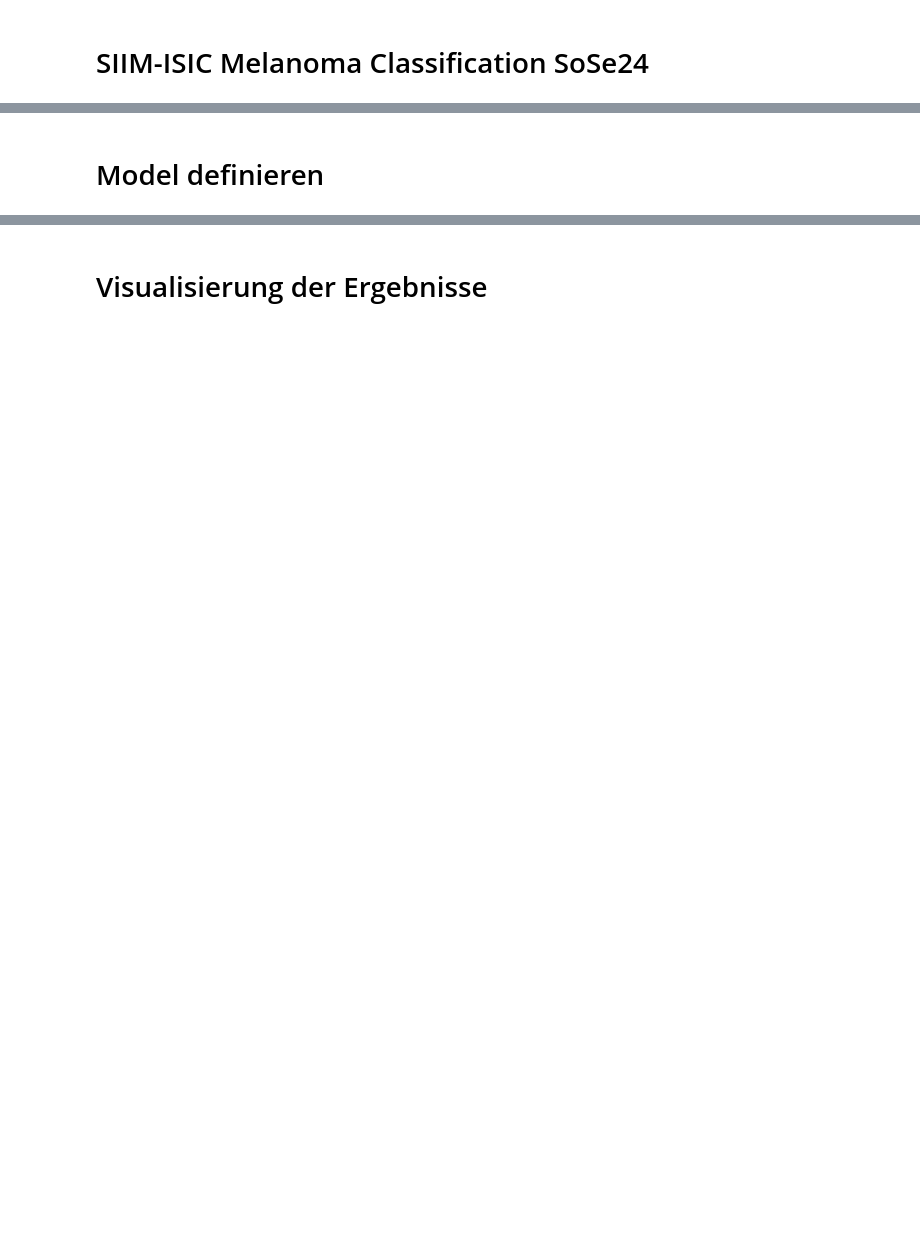
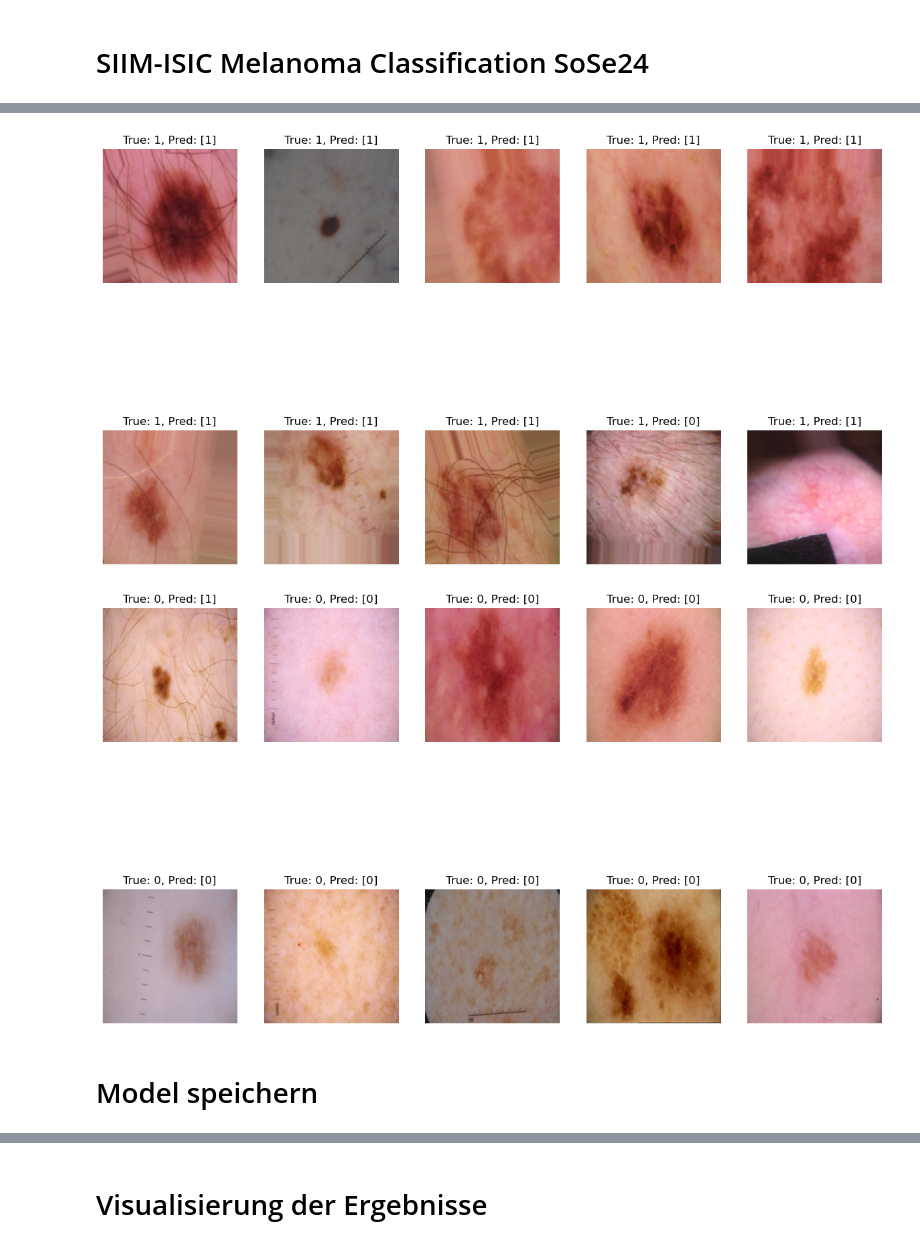
Before and after one commit to Mingggggggggggggg/SIIM-ISIC-Melanoma-Classification-Student-Project, a Jupyter notebook: siim-isic-melanoma-classification-haupt.ipynb, the cells around one changed output, grey strips where cells are left out. Drawn from its saved outputs; the diff is of its cells as text; code cells hidden in the pictures; blank space fills up the shorter version.

```diff
--- a/siim-isic-melanoma-classification-haupt.ipynb
+++ b/siim-isic-melanoma-classification-haupt.ipynb
@@ -142,0 +179,19 @@ for i, label in enumerate(train_labels):
+# %%
+
+# Kompilieren des Modells mit einem angepassten Optimierer
+model.compile(optimizer=optimizers.Adam(learning_rate=1e-4),
+              loss='binary_crossentropy',
+              metrics=['accuracy'])
+
+# Anpassen des Modells an die Trainingsdaten
+history = model.fit(
+    train_images_balanced, train_targets_balanced, batch_size=32, epochs=5,
+    validation_data=(val_images_balanced, val_targets_balanced)
+)
+
+# Vorhersagen auf den Validierungsdaten
+val_predictions = (model.predict(val_images_balanced) > 0.5).astype("int32")
+
+# Berechnung der Genauigkeit
+accuracy = accuracy_score(val_targets_balanced, val_predictions)
+print(f"Genauigkeit: {accuracy:.2f}")
@@ -143,2 +258,32 @@ for i, label in enumerate(train_labels):
+# %%
+# Beispielbilder anzeigen
+def plot_predictions(images, targets, predictions, num_samples=5):
+    plt.figure(figsize=(15, 10))
+    for i in range(num_samples):
+        plt.subplot(2, num_samples, i + 1)
+        plt.imshow(images[i])
+        plt.title(f"True: {targets[i]}, Pred: {predictions[i]}")
+        plt.axis('off')
+
+        plt.subplot(2, num_samples, i + 1 + num_samples)
+        plt.imshow(images[-(i+1)])
+        plt.title(f"True: {targets[-(i+1)]}, Pred: {predictions[-(i+1)]}")
+        plt.axis('off')
+
+    plt.show()
+
+# Beispielbilder von Positiv und Negativ anzeigen
+melanoma_indices = np.where(val_targets_balanced == 1)[0]
+non_melanoma_indices = np.where(val_targets_balanced == 0)[0]
+
+# Sicherstellen, dass die Indizes nicht außerhalb des Bereichs liegen
+melanoma_indices = melanoma_indices[melanoma_indices < len(val_images_balanced)]
+non_melanoma_indices = non_melanoma_indices[non_melanoma_indices < len(val_images_balanced)]
+
+plot_predictions(val_images_balanced[melanoma_indices], val_targets_balanced[melanoma_indices], val_predictions[melanoma_indices])
+plot_predictions(val_images_balanced[non_melanoma_indices], val_targets_balanced[non_melanoma_indices], val_predictions[non_melanoma_indices])
+# %% [output]
+[figure, added]
+[figure, added]
 # %% [markdown]
-# Model definieren
+# Model speichern
```
Also changed, not shown: parts of 32 cells of this notebook, 2 other files.
